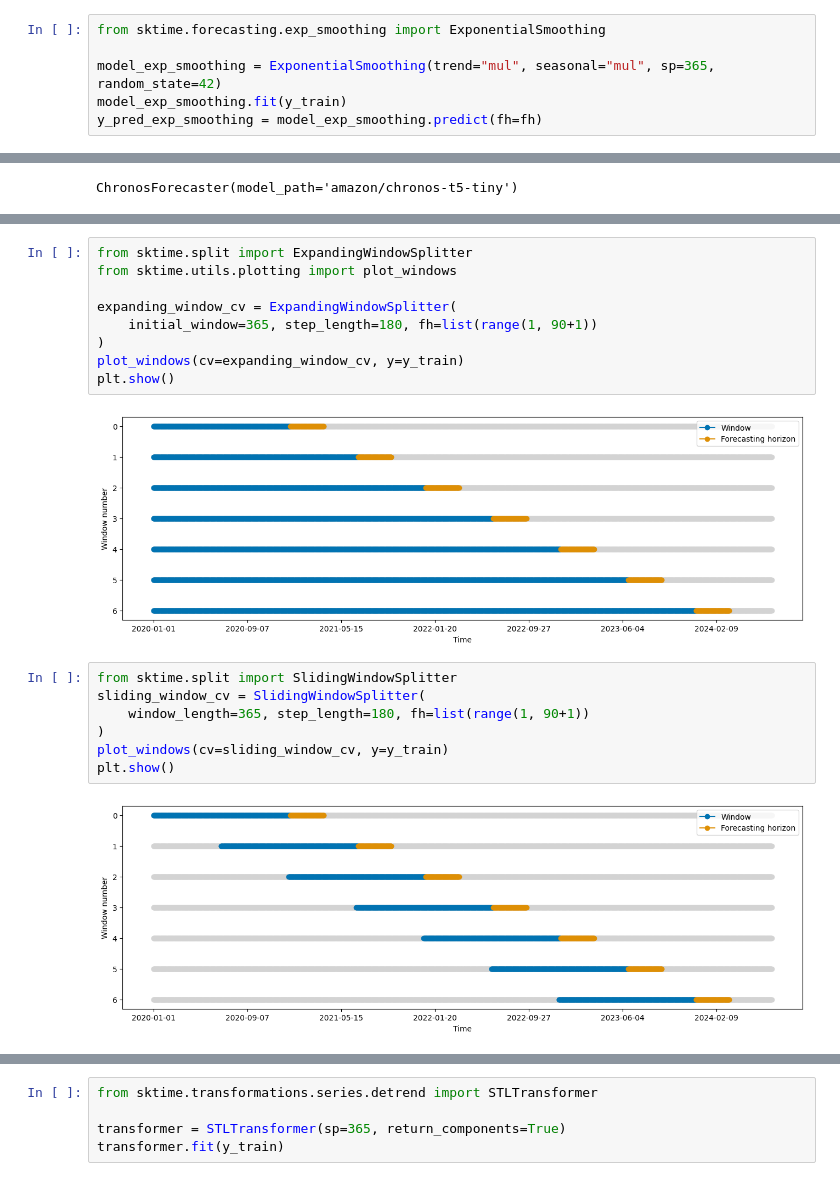
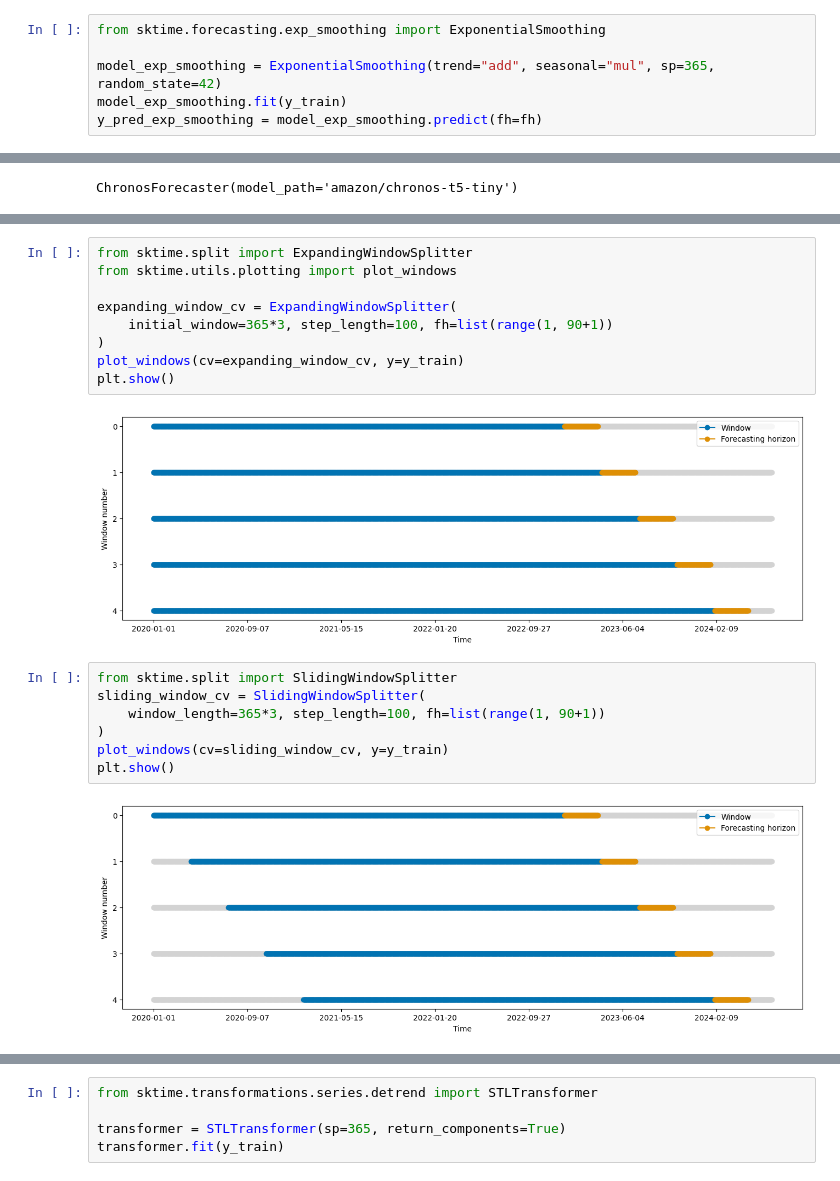
Before and after one commit to sktime/sktime-workshop-pycon-colombia-2025, a Jupyter notebook: notebooks/01_univariate.ipynb, the cells around one changed output, grey strips where cells are left out. Saved outputs shown, nothing was run; the diff lists cells and outputs as text.

```diff
--- a/notebooks/01_univariate.ipynb
+++ b/notebooks/01_univariate.ipynb
@@ -174,7 +181,7 @@ model.get_params()
 # %%
 from sktime.forecasting.exp_smoothing import ExponentialSmoothing
 
-model_exp_smoothing = ExponentialSmoothing(trend="mul", seasonal="mul", sp=365, random_state=42)
+model_exp_smoothing = ExponentialSmoothing(trend="add", seasonal="mul", sp=365, random_state=42)
 model_exp_smoothing.fit(y_train)
 y_pred_exp_smoothing = model_exp_smoothing.predict(fh=fh)
 # %%
@@ -234,23 +271,23 @@ plt.show()
 # %%
 from sktime.split import ExpandingWindowSplitter
 from sktime.utils.plotting import plot_windows
 
 expanding_window_cv = ExpandingWindowSplitter(
-    initial_window=365, step_length=180, fh=list(range(1, 90+1))
+    initial_window=365*3, step_length=100, fh=list(range(1, 90+1))
 )
 plot_windows(cv=expanding_window_cv, y=y_train)
 plt.show()
 # %% [output]
-[figure, old version]
+[figure, new version]
 # %%
 from sktime.split import SlidingWindowSplitter
 sliding_window_cv = SlidingWindowSplitter(
-    window_length=365, step_length=180, fh=list(range(1, 90+1))
+    window_length=365*3, step_length=100, fh=list(range(1, 90+1))
 )
 plot_windows(cv=sliding_window_cv, y=y_train)
 plt.show()
 # %% [output]
-[figure, old version]
+[figure, new version]
 # %%
 from sktime.forecasting.model_evaluation import evaluate
 from sktime.performance_metrics.forecasting import MeanAbsoluteScaledError
```
Also changed, not shown: parts of 69 cells of this notebook, 4 other files.
